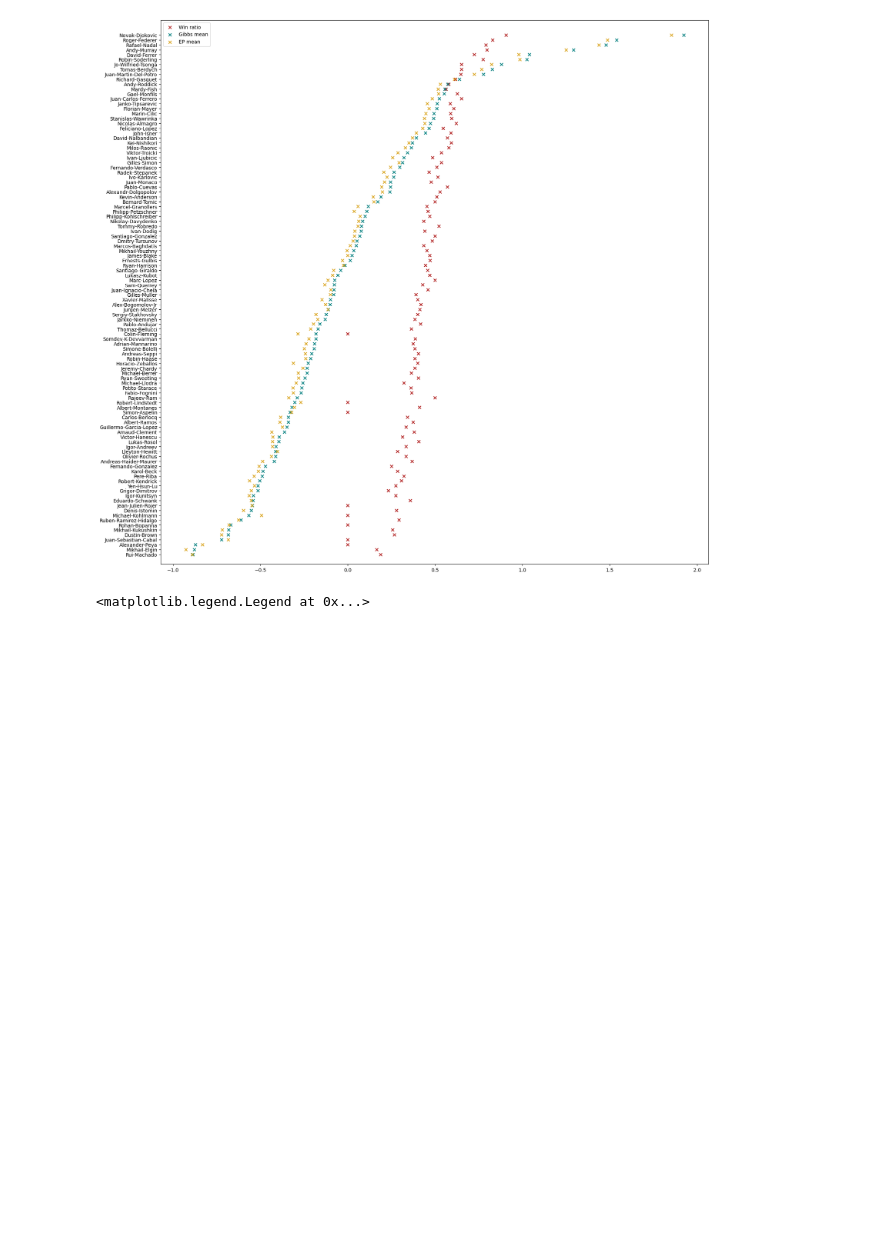
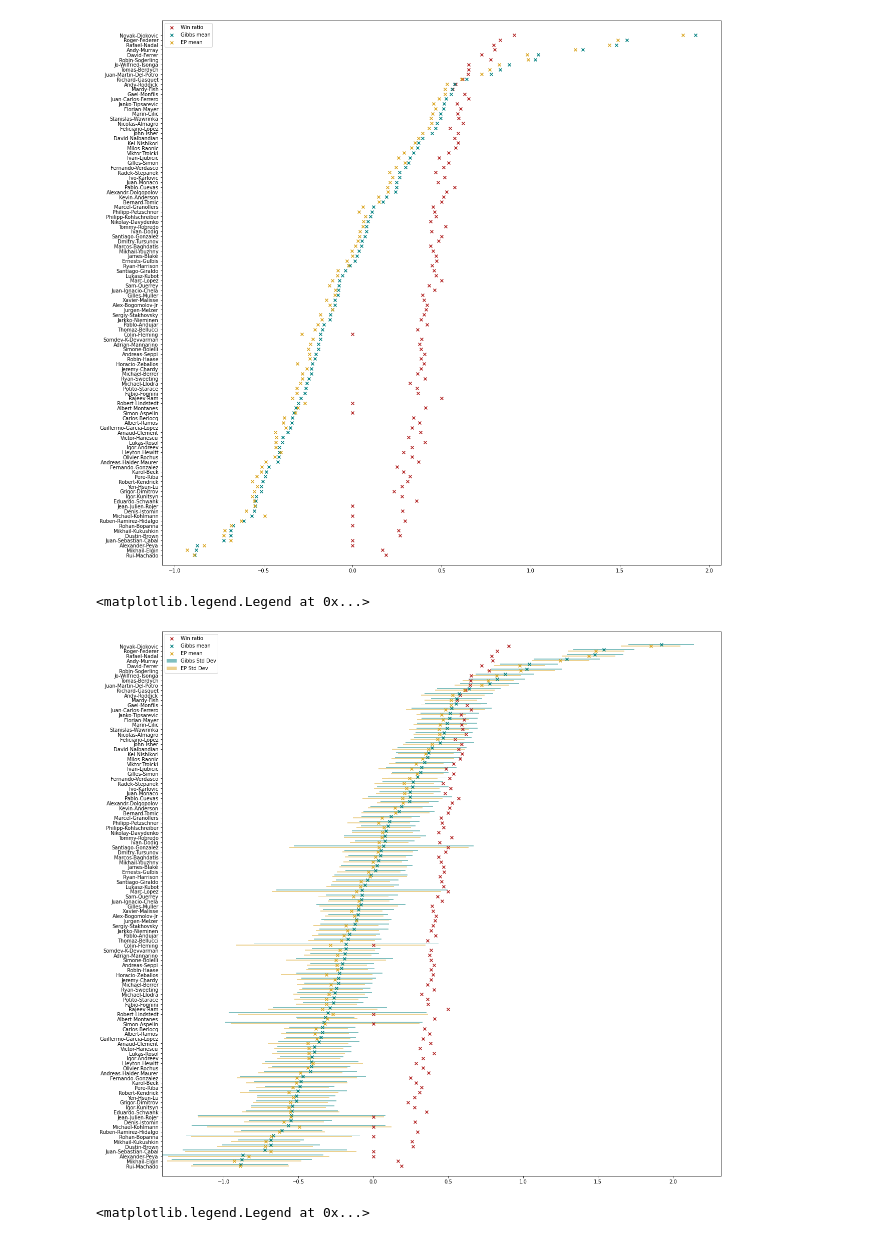
Before and after one commit to JeevanBhoot/probabilistic-ml, a Jupyter notebook: 2/coursework2.ipynb, the cells around one changed output. Saved outputs shown, nothing was run; the diff lists cells and outputs as text; code cells hidden in the pictures; blank space fills up the shorter version.

```diff
--- a/2/coursework2.ipynb
+++ b/2/coursework2.ipynb
@@ -628,6 +600,28 @@ plt.legend()
 # %% [output]
 <matplotlib.legend.Legend at 0x...>
 [figure]
+# %%
+ep_std = np.sqrt(np.true_divide(1, precision_player_skills))
+gibbs_std = np.std(thinned_samples, axis=1)
+# %%
+gibbs_rankings = np.argsort(gibbs_means)
+sorted_names = W[gibbs_rankings]
+
+xx = np.linspace(0, len(mean_player_skills)-1, len(mean_player_skills))
+plt.figure(figsize=(20, 20))
+
+plt.barh(xx+0.3, height=0.2, width=2*gibbs_std[gibbs_rankings], left=gibbs_means[gibbs_rankings] - gibbs_std[gibbs_rankings], label="Gibbs Std Dev", color='teal', alpha=0.5)
+plt.barh(xx, height=0.2, width=2*ep_std[gibbs_rankings], left=mean_player_skills[gibbs_rankings]-ep_std[gibbs_rankings], label="EP Std Dev", color='goldenrod', alpha=0.5)
+
+plt.scatter(win_ratios[gibbs_rankings], xx, marker="x", color="firebrick", label="Win ratio")
+plt.scatter(gibbs_means[gibbs_rankings], xx+0.3, marker="x", color="teal", label="Gibbs mean")
+plt.scatter(mean_player_skills[gibbs_rankings], xx, marker="x", color="goldenrod", label="EP mean")
+plt.yticks(xx, labels=sorted_names[:, 0])
+plt.ylim([-2, 109])
+plt.legend()
+# %% [output]
+<matplotlib.legend.Legend at 0x...>
+[figure, added]
 # %%
 gibbs_rankings = np.argsort(gibbs_means)
 sorted_names = W[gibbs_rankings]
```
Also changed, not shown: parts of 18 cells of this notebook, 9 other files.
